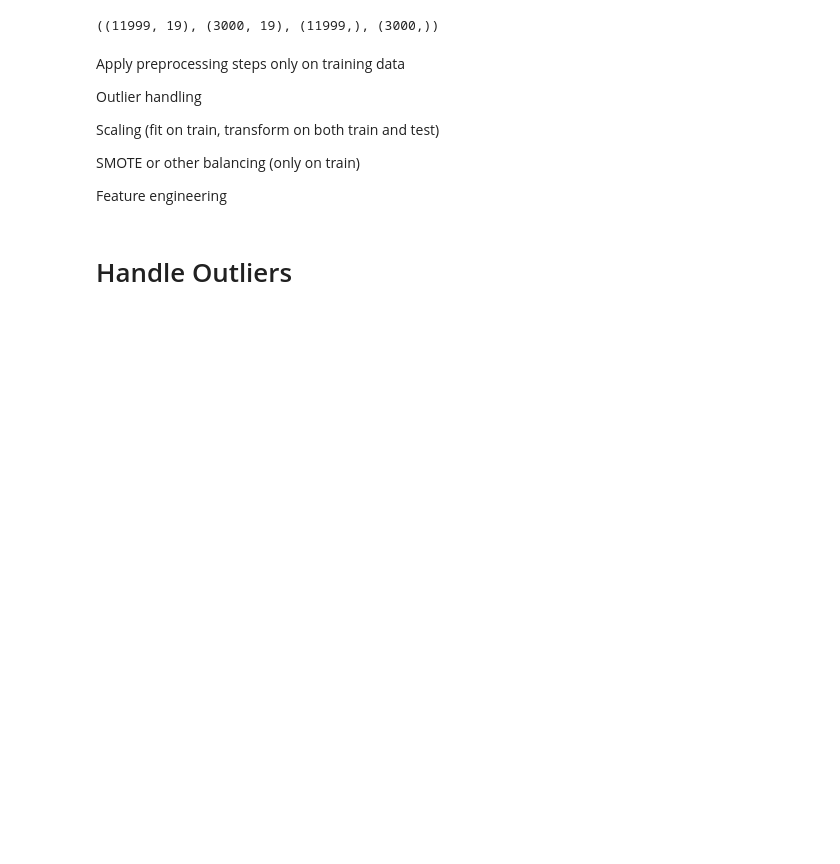
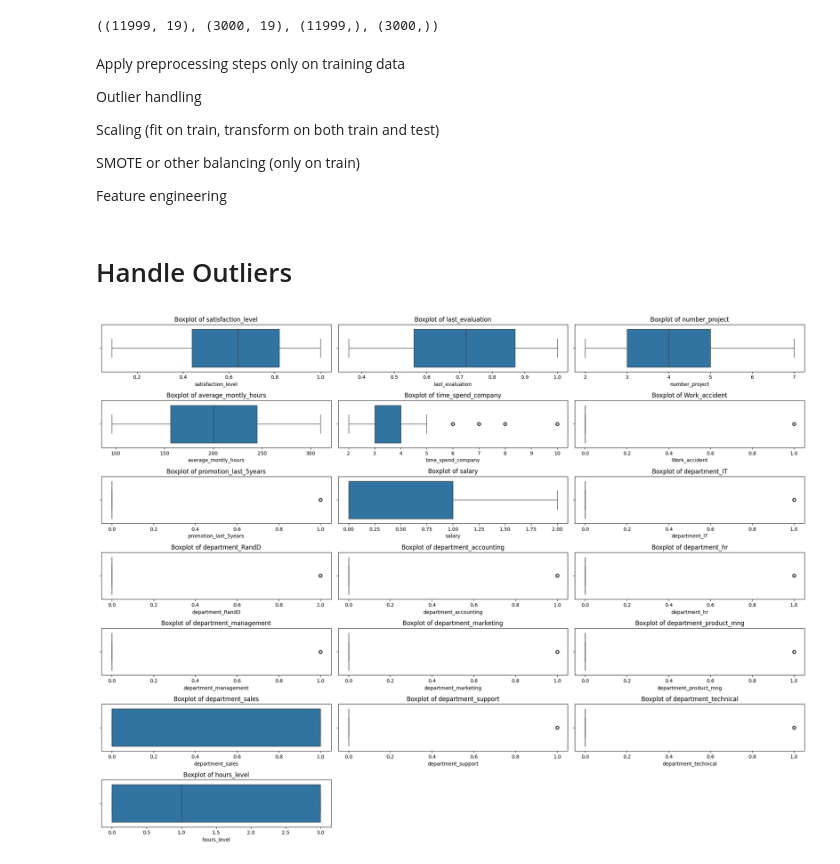
Before and after one commit to tamer-elkoT/Employee-Churn-Analysis-, a Jupyter notebook: Data_preprocessing.ipynb, the cells around one changed output. Cells and saved outputs as stored; diff of their text form; code cells hidden in the pictures; blank space fills up the shorter version.

```diff
--- a/Data_preprocessing.ipynb
+++ b/Data_preprocessing.ipynb
@@ -45,3 +65,5 @@ dtype: int64
 #- Scalling
 #- Encode categorical variables
 #- Drop Irrelevant Columns
+# %%
+df_encoded=df_encoded.replace({True:1,False:0})
@@ -75,0 +122,14 @@ Feature engineering
+# %%
+numeric_cols = X_train.select_dtypes(include=['int64', 'float64']).columns
+# %%
+
+
+plt.figure(figsize=(20, 15))
+for i, col in enumerate(numeric_cols, 1):
+    plt.subplot((len(numeric_cols) + 2) // 3, 3, i)
+    sns.boxplot(x=X_train[col])
+    plt.title(f'Boxplot of {col}')
+plt.tight_layout()
+plt.show()
+# %% [output]
+[figure, added]
```
Also changed, not shown: parts of 33 cells of this notebook.
